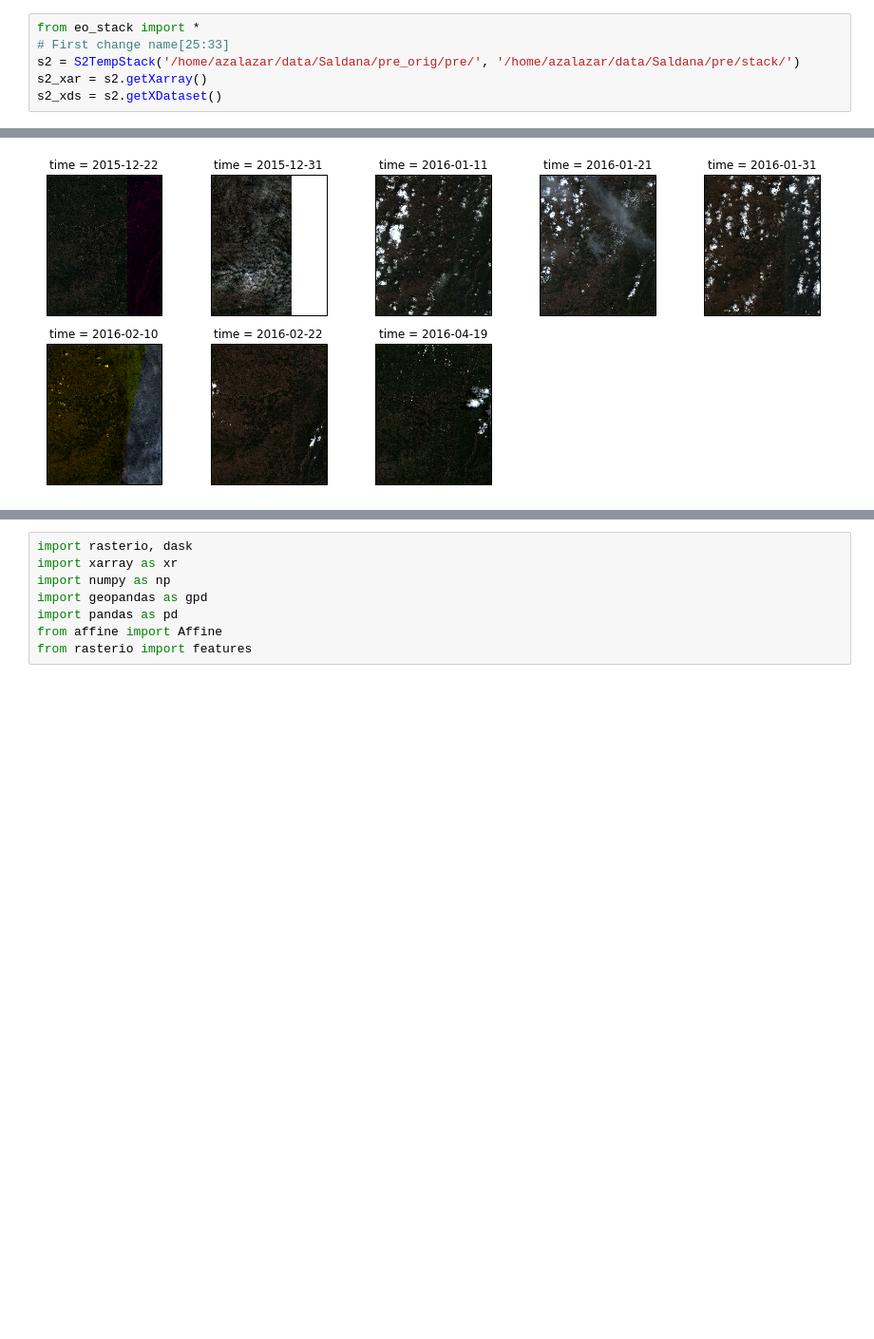
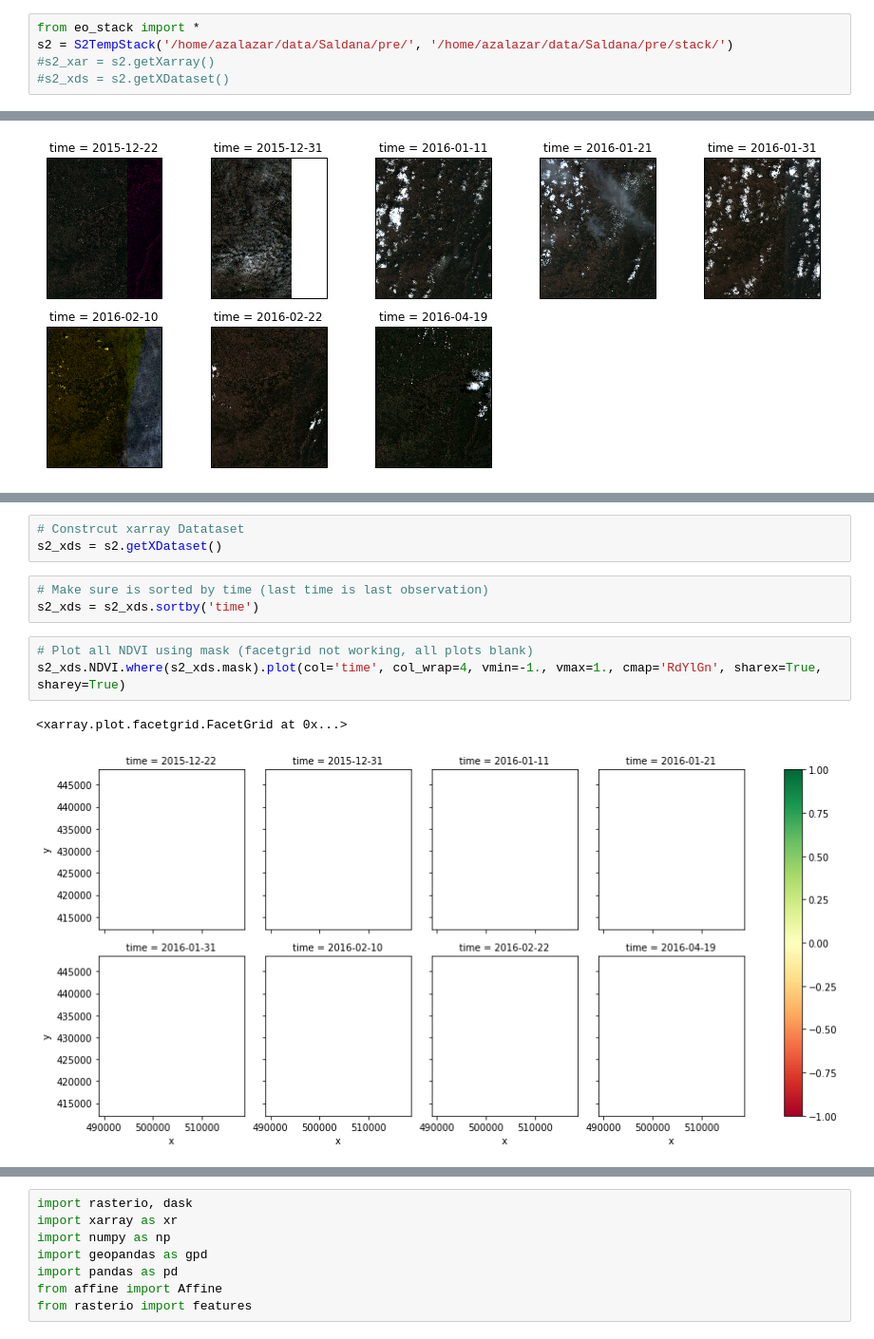
Before and after one commit to alexsalr/ciat_monitor_crops, a Jupyter notebook: Load&Analysis_test.ipynb, the cells around one changed output, grey strips where cells are left out. Shown at 95% size. Drawn from its saved outputs; the diff is of its cells as text; blank space fills up the shorter version.

Commit message:
Organized ML model coupling and temp trend examples

```diff
--- a/Load&Analysis_test.ipynb
+++ b/Load&Analysis_test.ipynb
@@ -4,7 +11,6 @@ Masking by training data shapefile example.
 # %%
 from eo_stack import *
-# First change name[25:33]
-s2 = S2TempStack('/home/azalazar/data/Saldana/pre_orig/pre/', '/home/azalazar/data/Saldana/pre/stack/')
-s2_xar = s2.getXarray()
-s2_xds = s2.getXDataset()
+s2 = S2TempStack('/home/azalazar/data/Saldana/pre/', '/home/azalazar/data/Saldana/pre/stack/')
+#s2_xar = s2.getXarray()
+#s2_xds = s2.getXDataset()
 # %% [output]
@@ -16,0 +50,12 @@ s2_xar.eotemp.plot_RGB()
+# %%
+# Constrcut xarray Datataset
+s2_xds = s2.getXDataset()
+# %%
+# Make sure is sorted by time (last time is last observation)
+s2_xds = s2_xds.sortby('time')
+# %%
+# Plot all NDVI using mask (facetgrid not working, all plots blank)
+s2_xds.NDVI.where(s2_xds.mask).plot(col='time', col_wrap=4, vmin=-1., vmax=1., cmap='RdYlGn', sharex=True, sharey=True)
+# %% [output]
+<xarray.plot.facetgrid.FacetGrid at 0x...>
+[figure, added]
```
Also changed, not shown: parts of 20 cells of this notebook, 4 other files.
